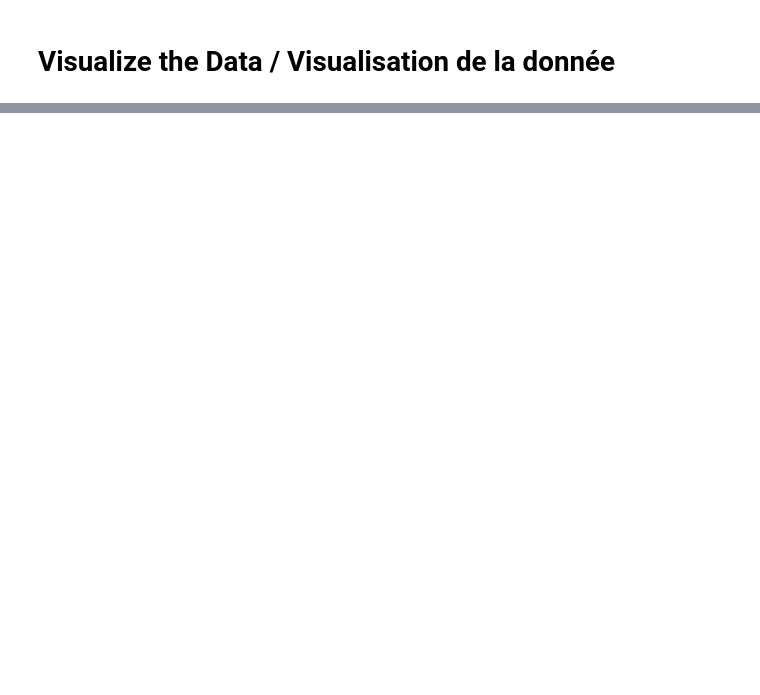
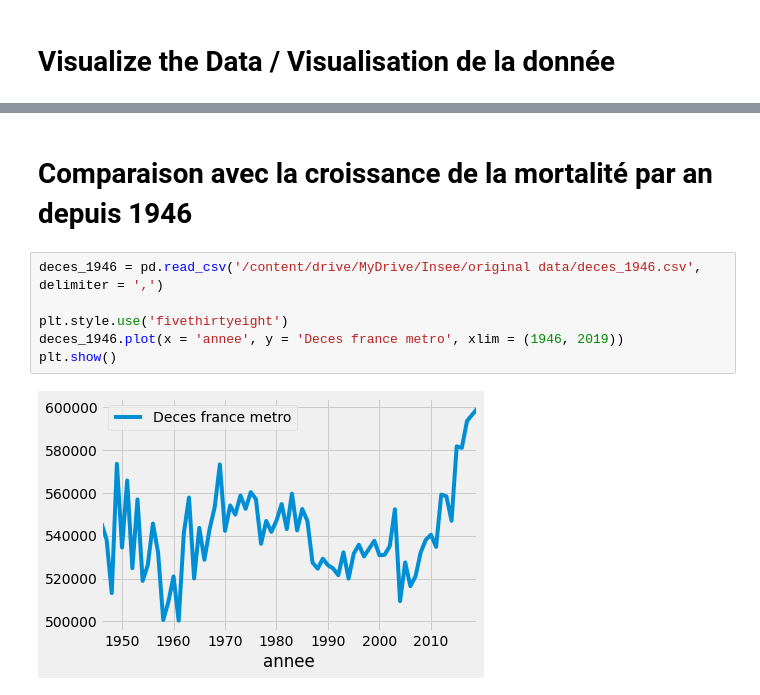
Before and after one commit to gdelaserre/insee-covid, a Jupyter notebook: Insee.ipynb, the cells around one changed output, grey strips where cells are left out. Drawn from its saved outputs; the diff is of its cells as text; blank space fills up the shorter version.

```diff
--- a/Insee.ipynb
+++ b/Insee.ipynb
@@ -160,0 +161,10 @@ Il y a 39907 morts en plus  depuis mars par rapport à la moyenne des deux anné
+# %% [markdown]
+# Comparaison avec la croissance de la mortalité par an depuis 1946
+# %%
+deces_1946 = pd.read_csv('/content/drive/MyDrive/Insee/original data/deces_1946.csv', delimiter = ',')
+
+plt.style.use('fivethirtyeight')
+deces_1946.plot(x = 'annee', y = 'Deces france metro', xlim = (1946, 2019))
+plt.show()
+# %% [output]
+[figure, added]
```
Also changed, not shown: parts of 8 cells of this notebook.
